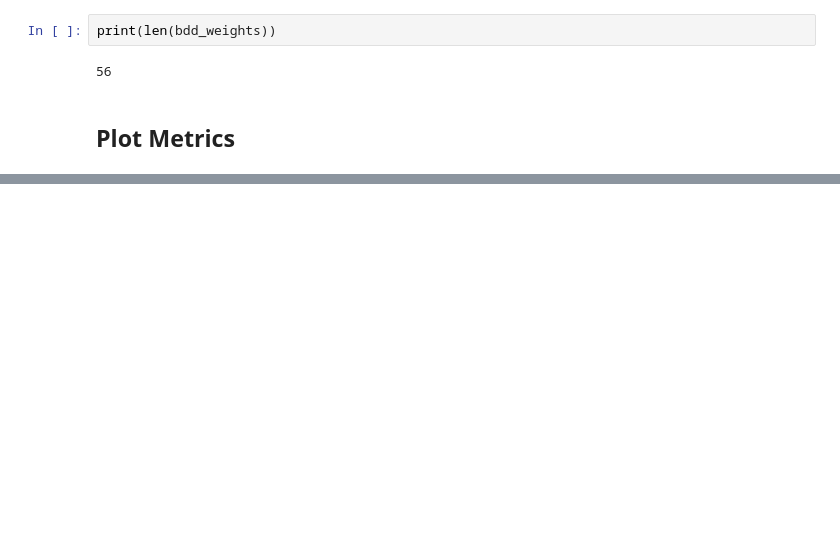
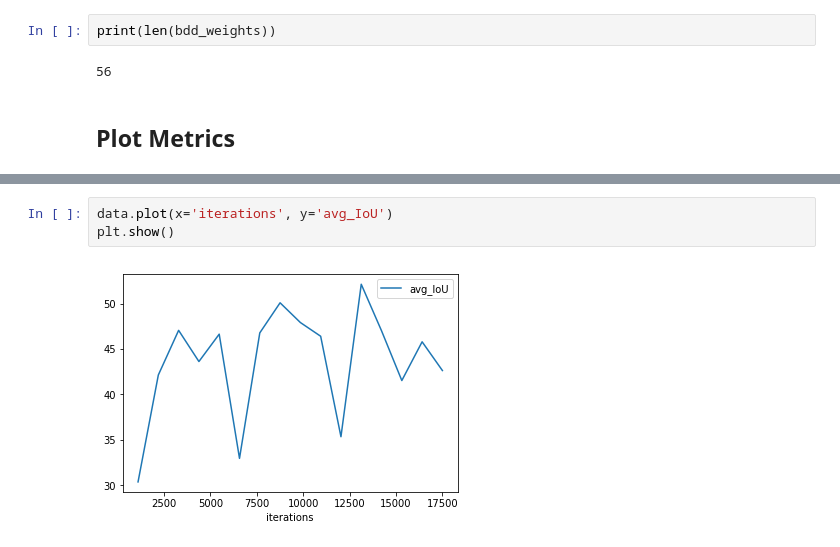
Before and after one commit to yiboliu31/data_scripts, a Jupyter notebook: darknet_evaluate_bdd.ipynb, the cells around one changed output, grey strips where cells are left out. Cells and saved outputs as stored; diff of their text form; blank space fills up the shorter version.

```diff
--- a/darknet_evaluate_bdd.ipynb
+++ b/darknet_evaluate_bdd.ipynb
@@ -216,0 +253,5 @@ plt.show()
+# %%
+data.plot(x='iterations', y='avg_IoU')
+plt.show()
+# %% [output]
+[figure, added]
```
Also changed, not shown: parts of 10 cells of this notebook.
